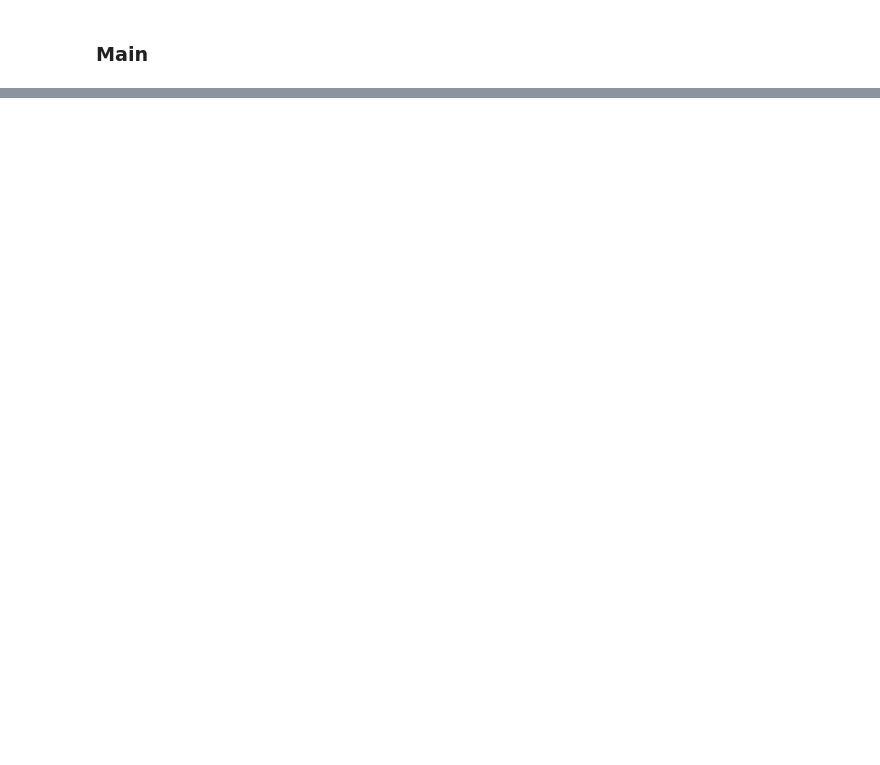
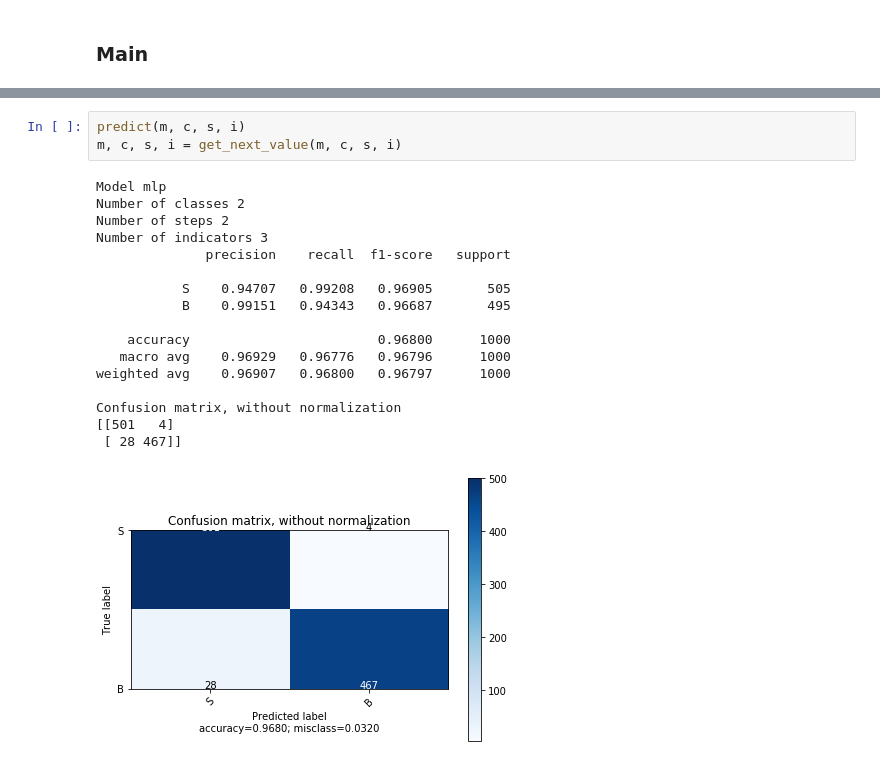
Before and after one commit to rHilkner/mc030, a Jupyter notebook: pfg.ipynb, the cells around one changed output, grey strips where cells are left out. Cells and saved outputs as stored; diff of their text form; blank space fills up the shorter version.

```diff
--- a/pfg.ipynb
+++ b/pfg.ipynb
@@ -907,0 +890,21 @@ conf = plot_confusion_matrix(y_test["lstm"][8].argmax(axis=1), np.rint(preds["ls
+# %%
+predict(m, c, s, i)
+m, c, s, i = get_next_value(m, c, s, i)
+# %% [output]
+Model mlp
+Number of classes 2
+Number of steps 2
+Number of indicators 3
+              precision    recall  f1-score   support
+
+           S    0.94707   0.99208   0.96905       505
+           B    0.99151   0.94343   0.96687       495
+
+    accuracy                        0.96800      1000
+   macro avg    0.96929   0.96776   0.96796      1000
+weighted avg    0.96907   0.96800   0.96797      1000
+
+Confusion matrix, without normalization
+[[501   4]
+ [ 28 467]]
+[figure, added]
```
Also changed, not shown: parts of 129 cells of this notebook.
